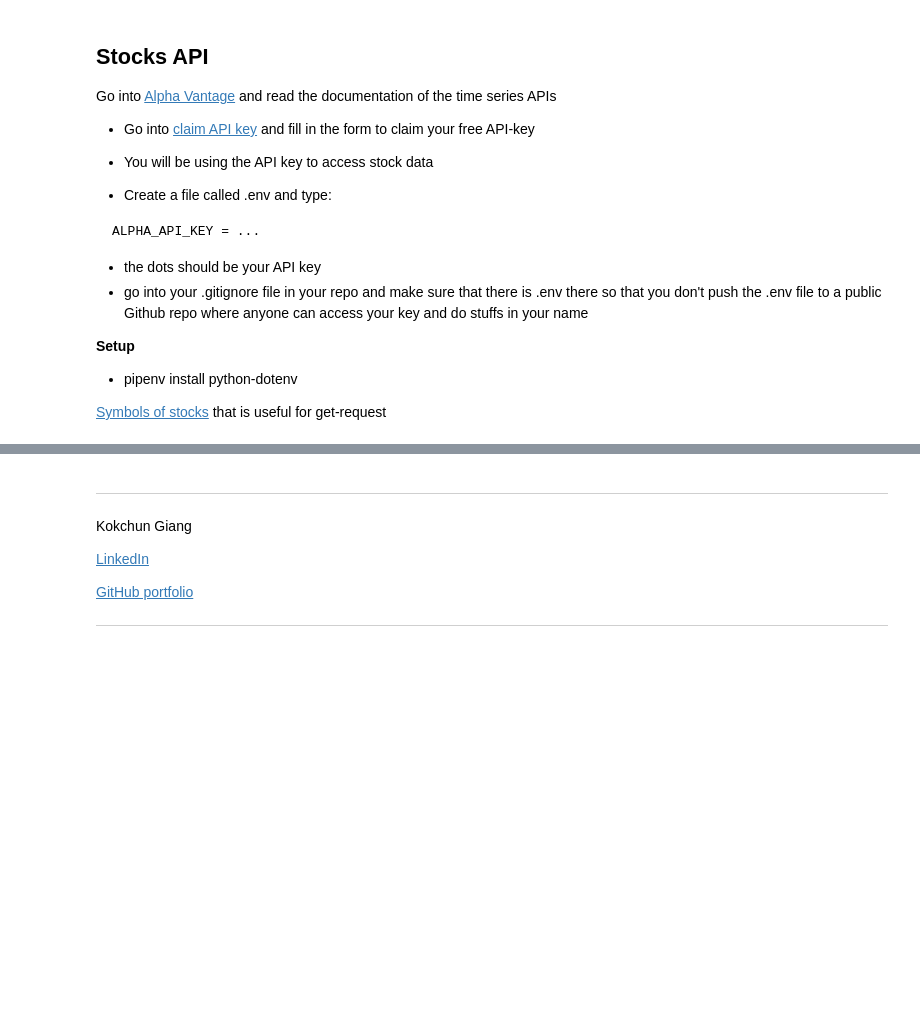
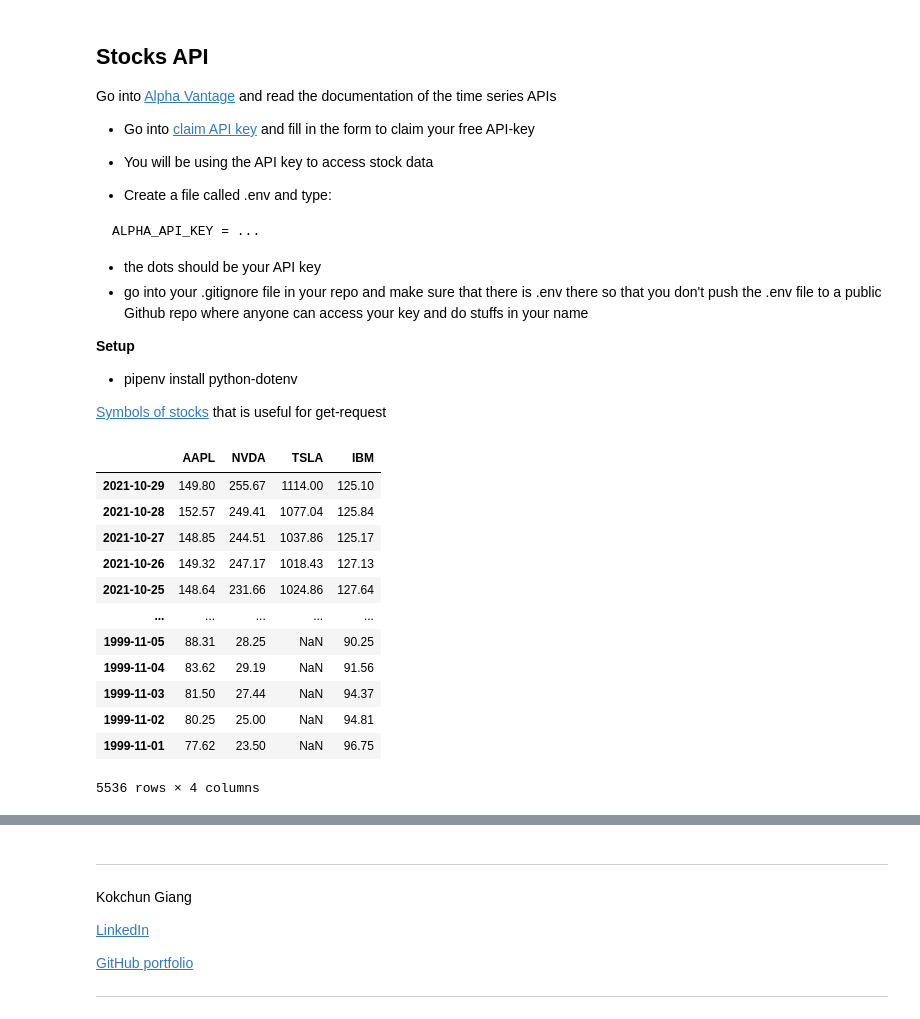
Before and after one commit to kokchun/Databehandling, a Jupyter notebook: Lectures/L4.1-api-stocks.ipynb, the cells around one changed output, grey strips where cells are left out. Cells and saved outputs as stored; diff of their text form; code cells hidden in the pictures; blank space fills up the shorter version.

```diff
--- a/Lectures/L4.1-api-stocks.ipynb
+++ b/Lectures/L4.1-api-stocks.ipynb
@@ -53,0 +66,18 @@ api_key = os.getenv("ALPHA_API_KEY")
+# %%
+# concatenate the list of series to a df
+stocks = pd.concat(stock_list, axis=1)
+stocks
+# %% [output]
+|  | AAPL | NVDA | TSLA | IBM |
+| 2021-10-29 | 149.80 | 255.67 | 1114.00 | 125.10 |
+| 2021-10-28 | 152.57 | 249.41 | 1077.04 | 125.84 |
+| 2021-10-27 | 148.85 | 244.51 | 1037.86 | 125.17 |
+| 2021-10-26 | 149.32 | 247.17 | 1018.43 | 127.13 |
+| 2021-10-25 | 148.64 | 231.66 | 1024.86 | 127.64 |
+| ... | ... | ... | ... | ... |
+| 1999-11-05 | 88.31 | 28.25 | NaN | 90.25 |
+| 1999-11-04 | 83.62 | 29.19 | NaN | 91.56 |
+| 1999-11-03 | 81.50 | 27.44 | NaN | 94.37 |
+| 1999-11-02 | 80.25 | 25.00 | NaN | 94.81 |
+| 1999-11-01 | 77.62 | 23.50 | NaN | 96.75 |
+5536 rows × 4 columns
```
Also changed, not shown: parts of 9 cells of this notebook.
